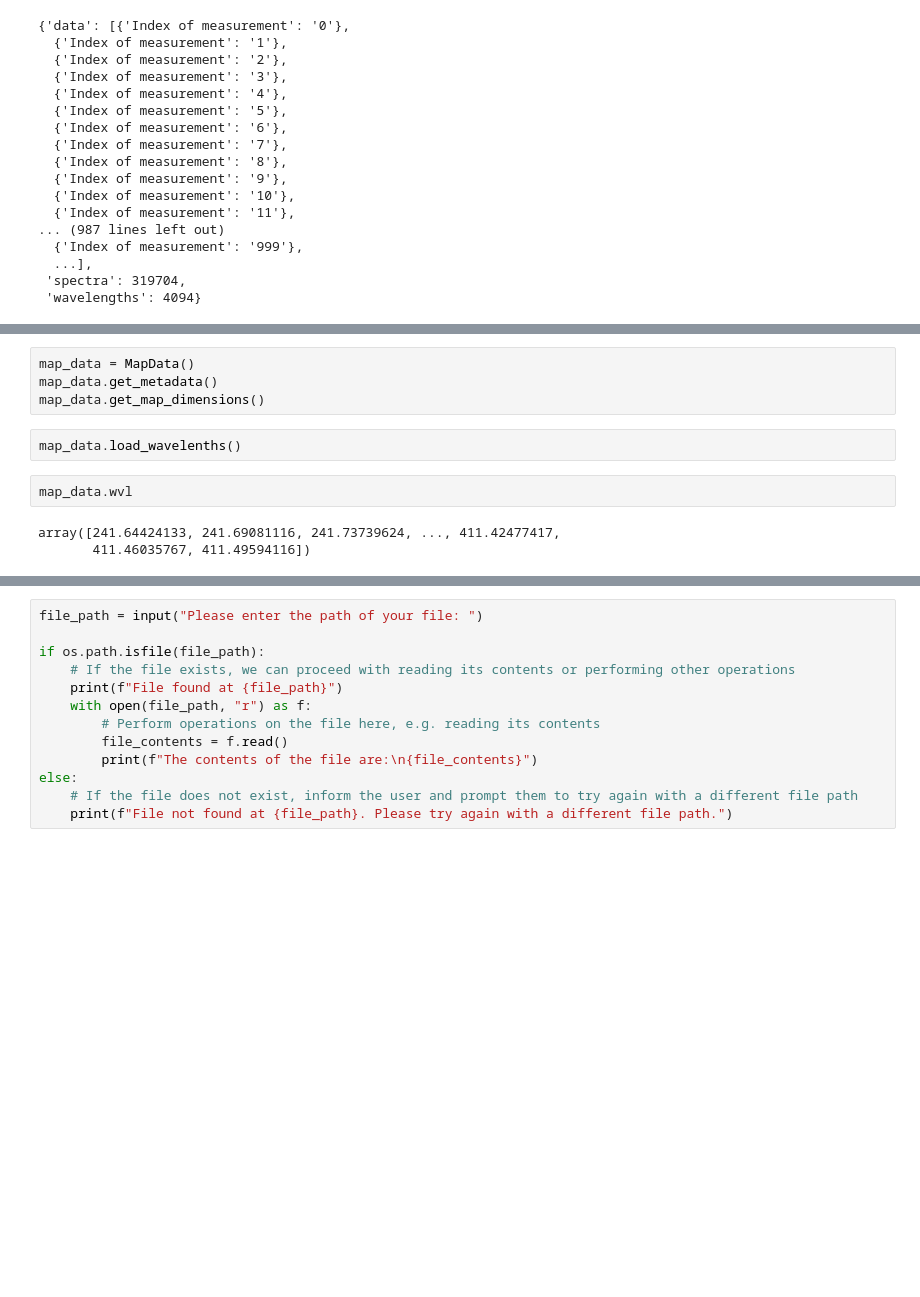
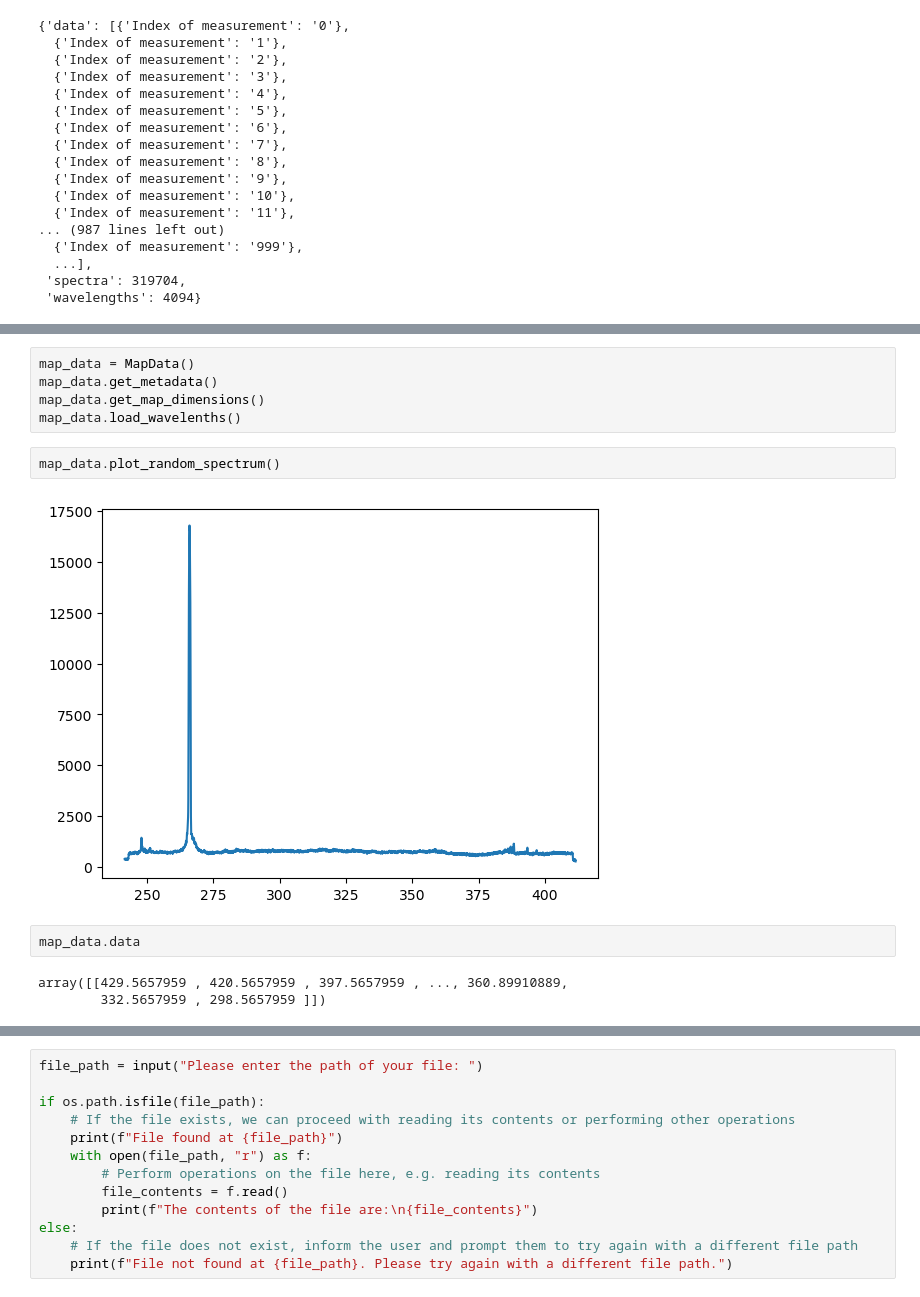
Before and after one commit to ekepes112/libs_segmentation, a Jupyter notebook: notebooks/EXP_randomizedLoading.ipynb, the cells around one changed output, grey strips where cells are left out. Saved outputs shown, nothing was run; the diff lists cells and outputs as text; blank space fills up the shorter version.

Commit message:
functionality(EXP_randomizedLoading.ipynb): added plot random spectrum method to MapData

```diff
--- a/notebooks/EXP_randomizedLoading.ipynb
+++ b/notebooks/EXP_randomizedLoading.ipynb
@@ -142,10 +188,13 @@ class MapData:
 map_data = MapData()
 map_data.get_metadata()
 map_data.get_map_dimensions()
+map_data.load_wavelenths()
 # %%
-map_data.load_wavelenths()
+map_data.plot_random_spectrum()
+# %% [output]
+[figure, added]
 # %%
-map_data.wvl
+map_data.data
 # %% [output]
-array([241.64424133, 241.69081116, 241.73739624, ..., 411.42477417,
-       411.46035767, 411.49594116])
+array([[429.5657959 , 420.5657959 , 397.5657959 , ..., 360.89910889,
+        332.5657959 , 298.5657959 ]])
```
Also changed, not shown: parts of 3 cells of this notebook.
